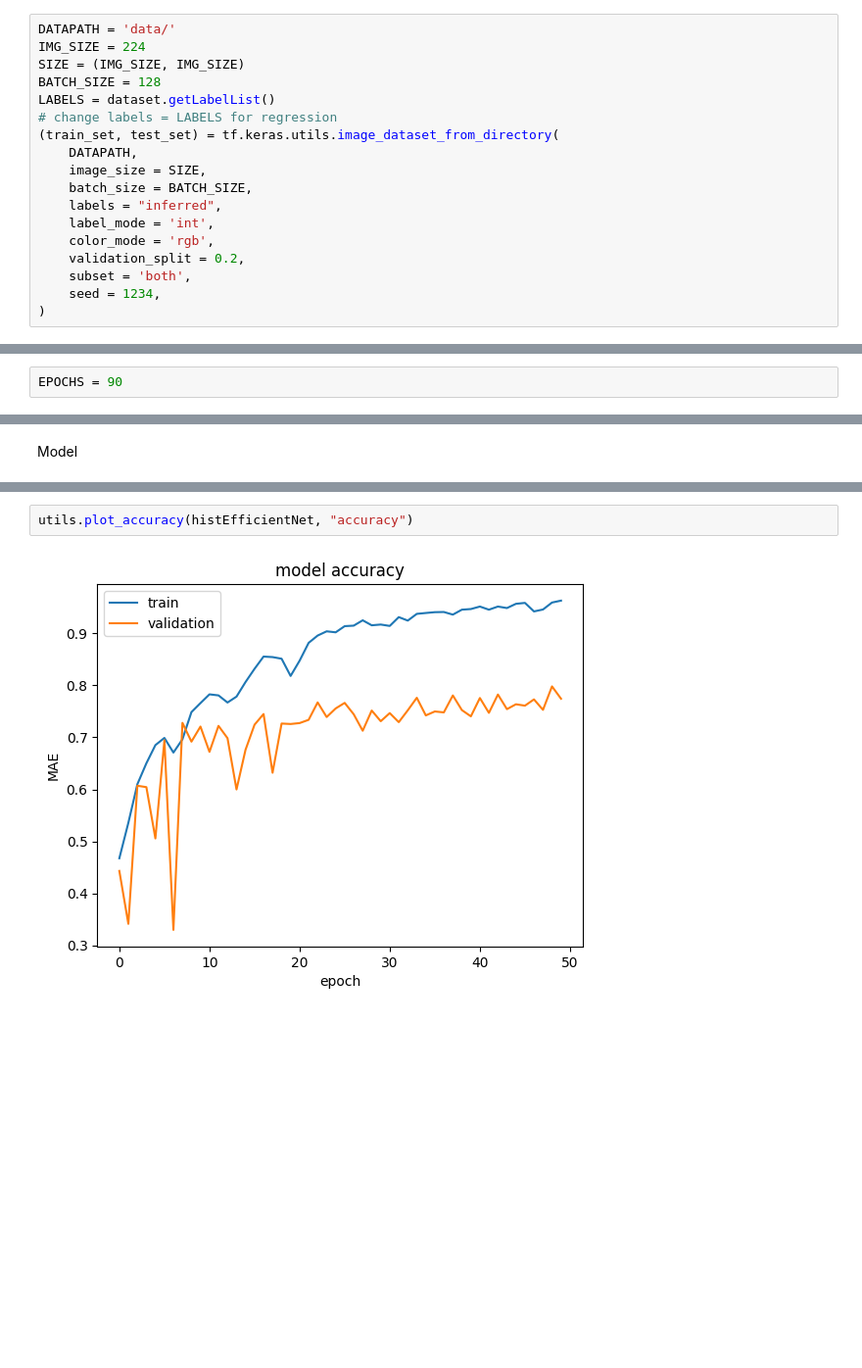
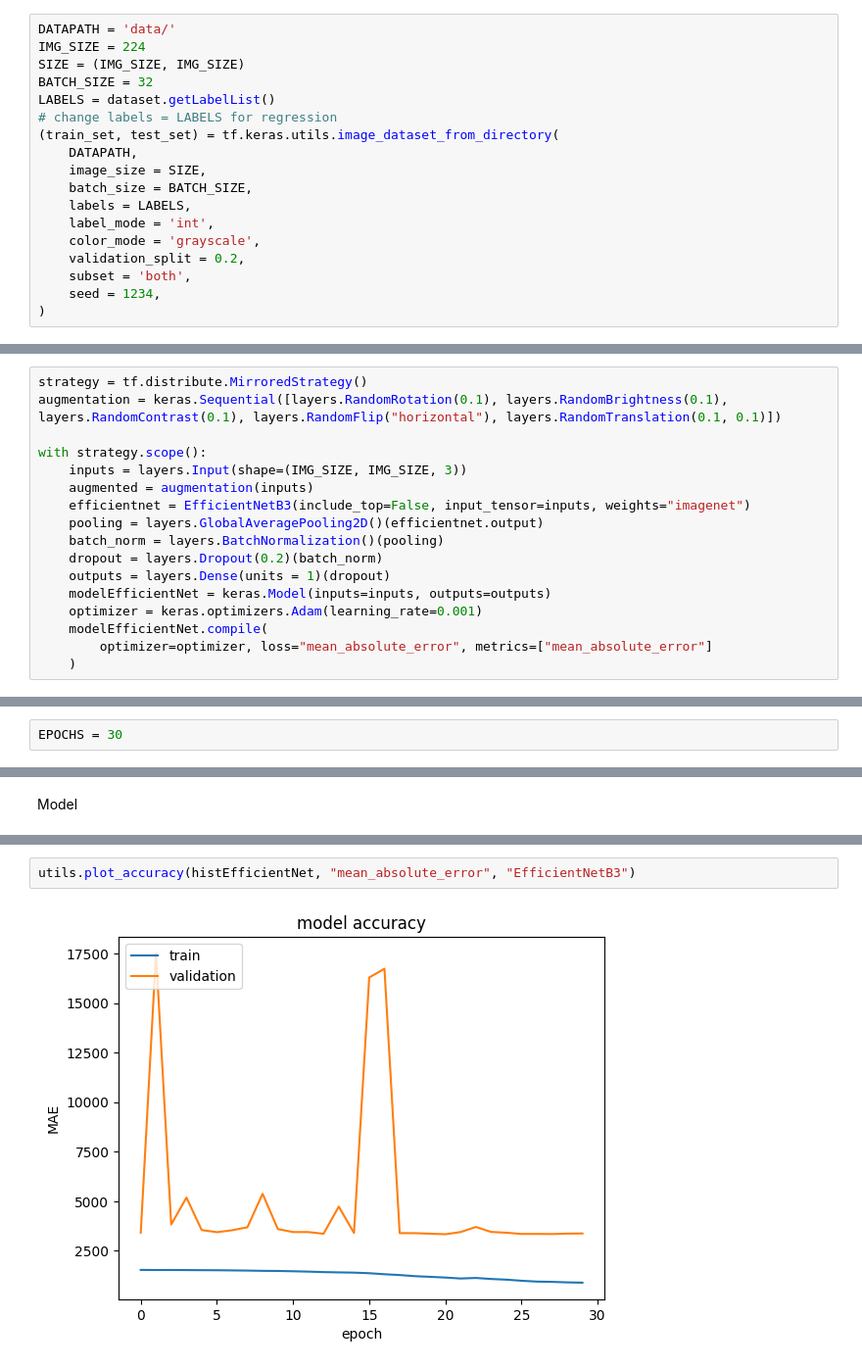
Before and after one commit to Alyks1/Bachelor, a Jupyter notebook: main.ipynb, the cells around one changed output, grey strips where cells are left out. Shown at 98% size. Saved outputs shown, nothing was run; the diff lists cells and outputs as text; blank space fills up the shorter version.

```diff
--- a/main.ipynb
+++ b/main.ipynb
@@ -11,16 +11,16 @@ dataset = dataset.Dataset()
 DATAPATH = 'data/'
 IMG_SIZE = 224
 SIZE = (IMG_SIZE, IMG_SIZE)
-BATCH_SIZE = 128
+BATCH_SIZE = 32
 LABELS = dataset.getLabelList()
 # change labels = LABELS for regression
 (train_set, test_set) = tf.keras.utils.image_dataset_from_directory(
     DATAPATH,
     image_size = SIZE,
     batch_size = BATCH_SIZE,
-    labels = "inferred",
+    labels = LABELS,
     label_mode = 'int',
-    color_mode = 'rgb',
+    color_mode = 'grayscale',
     validation_split = 0.2,
     subset = 'both',
     seed = 1234,
@@ -62,0 +62,17 @@ INFO:tensorflow:Using MirroredStrategy with devices ('/job:localhost/replica:0/t
+# %%
+strategy = tf.distribute.MirroredStrategy()
+augmentation = keras.Sequential([layers.RandomRotation(0.1), layers.RandomBrightness(0.1), layers.RandomContrast(0.1), layers.RandomFlip("horizontal"), layers.RandomTranslation(0.1, 0.1)])
+
+with strategy.scope():
+    inputs = layers.Input(shape=(IMG_SIZE, IMG_SIZE, 3))
+    augmented = augmentation(inputs)
+    efficientnet = EfficientNetB3(include_top=False, input_tensor=inputs, weights="imagenet")
+    pooling = layers.GlobalAveragePooling2D()(efficientnet.output)
+    batch_norm = layers.BatchNormalization()(pooling)
+    dropout = layers.Dropout(0.2)(batch_norm)
+    outputs = layers.Dense(units = 1)(dropout)
+    modelEfficientNet = keras.Model(inputs=inputs, outputs=outputs)
+    optimizer = keras.optimizers.Adam(learning_rate=0.001)
+    modelEfficientNet.compile(
+        optimizer=optimizer, loss="mean_absolute_error", metrics=["mean_absolute_error"]
+    )
@@ -127,7 +146,7 @@ KrizhevskyModel = tf.keras.Sequential([
 
 KrizhevskyModel.compile(loss='sparse_categorical_crossentropy', optimizer=optimizer, metrics=['accuracy'])
 # %%
-EPOCHS = 90
+EPOCHS = 30
 # %% [markdown]
 EfficientNet
 # %%
@@ -159,4 +205,4 @@ Epoch 90/90
 # %%
-utils.plot_accuracy(histEfficientNet, "accuracy")
+utils.plot_accuracy(histEfficientNet, "mean_absolute_error", "EfficientNetB3")
 # %% [output]
-[figure, old version]
+[figure, new version]
```
Also changed, not shown: parts of 15 cells of this notebook, 3 other files.
